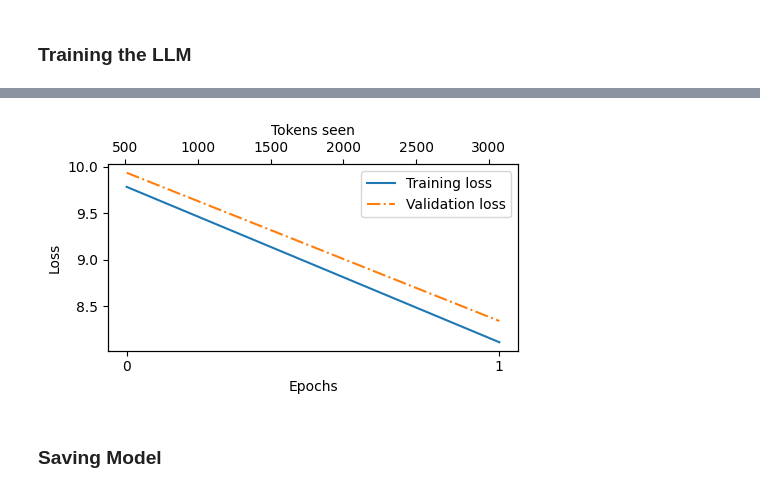
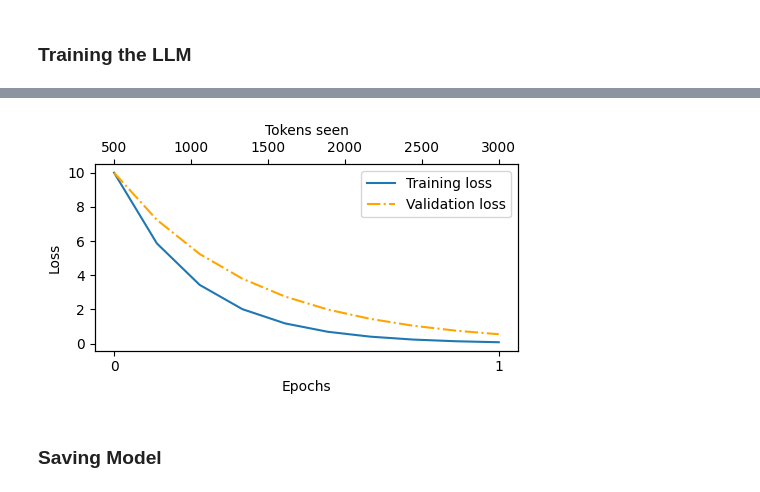
Before and after one commit to MaazKhan3/LLM-from-Scratch, a Jupyter notebook: LLM from Scratch.ipynb, the cells around one changed output, grey strips where cells are left out. Cells and saved outputs as stored; diff of their text form; code cells hidden in the pictures.

```diff
--- a/LLM from Scratch.ipynb
+++ b/LLM from Scratch.ipynb
@@ -156,3 +167,33 @@ if total_tokens * (1-train_ratio) < GPT_CONFIG_124M["context_length"]:
+# %%
+from datasets import load_dataset
+
+DATASET_NAME = "roneneldan/TinyStories"
+DATASET_DIR = "./dataset/"
+
+dataset = load_dataset(DATASET_NAME, cache_dir=DATASET_DIR)
+# %%
+train_data = [_["text"] for _ in dataset["train"]]
+val_data = [_["text"] for _ in dataset["validation"]]
+# %%
+train_loader = create_dataloader_v2(
+    train_data,
+    batch_size=2,
+    max_length=GPT_CONFIG_124M["context_length"],
+    stride=GPT_CONFIG_124M["context_length"],
+    drop_last=True,
+    shuffle=True,
+    num_workers=0,
+)
+
+val_loader = create_dataloader_v2(
+    val_data,
+    batch_size=2,
+    max_length=GPT_CONFIG_124M["context_length"],
+    stride=GPT_CONFIG_124M["context_length"],
+    drop_last=False,
+    shuffle=False,
+    num_workers=0,
+)
 # %%
 def calc_loss_batch(input_batch, target_batch, model, device):
     input_batch, target_batch = input_batch.to(device), target_batch.to(device)
@@ -185,17 +232,13 @@ def calc_loss_loader(data_loader, model, device, num_batches=None):
 # %%
-device = torch.device("cuda" if torch.cuda.is_available() else "cpu")
+import torch
 
 if torch.cuda.is_available():
     device = torch.device("cuda")
-elif torch.backends.mps.is_available():
+elif torch.backends.mps.is_available():  # Only for Apple Silicon (Mac)
     device = torch.device("mps")
 else:
     device = torch.device("cpu")
 
 print(f"Using {device} device.")
-
-
-model.to(
-    device
-)  # no assignment model = model.to(device) necessary for nn.Module classes
+model.to(device)
 # %% [output]
@@ -326,32 +538,32 @@ Training completed in 1.18 minutes.
 # %%
 import matplotlib.pyplot as plt
 from matplotlib.ticker import MaxNLocator
 
 
 def plot_losses(epochs_seen, tokens_seen, train_losses, val_losses):
     fig, ax1 = plt.subplots(figsize=(5, 3))
 
     # Plot training and validation loss against epochs
     ax1.plot(epochs_seen, train_losses, label="Training loss")
     ax1.plot(epochs_seen, val_losses, linestyle="-.", label="Validation loss")
     ax1.set_xlabel("Epochs")
     ax1.set_ylabel("Loss")
     ax1.legend(loc="upper right")
     ax1.xaxis.set_major_locator(MaxNLocator(integer=True))  # only show integer labels on x-axis
 
     # Create a second x-axis for tokens seen
     ax2 = ax1.twiny()  # Create a second x-axis that shares the same y-axis
     ax2.plot(tokens_seen, train_losses, alpha=0)  # Invisible plot for aligning ticks
     ax2.set_xlabel("Tokens seen")
 
     fig.tight_layout()  # Adjust layout to make room
     plt.savefig("loss-plot.pdf")
     plt.show()
 
-epochs_tensor = torch.linspace(0, num_epochs, len(train_losses))
+epochs_tensor = torch.linspace(0, 1, len(train_losses))
 plot_losses(epochs_tensor, tokens_seen, train_losses, val_losses)
 # %% [output]
-[figure, old version]
+[figure, new version]
 # %% [markdown]
 ### Saving Model
 # %%
```
Also changed, not shown: parts of 17 cells of this notebook, 1 other file.
